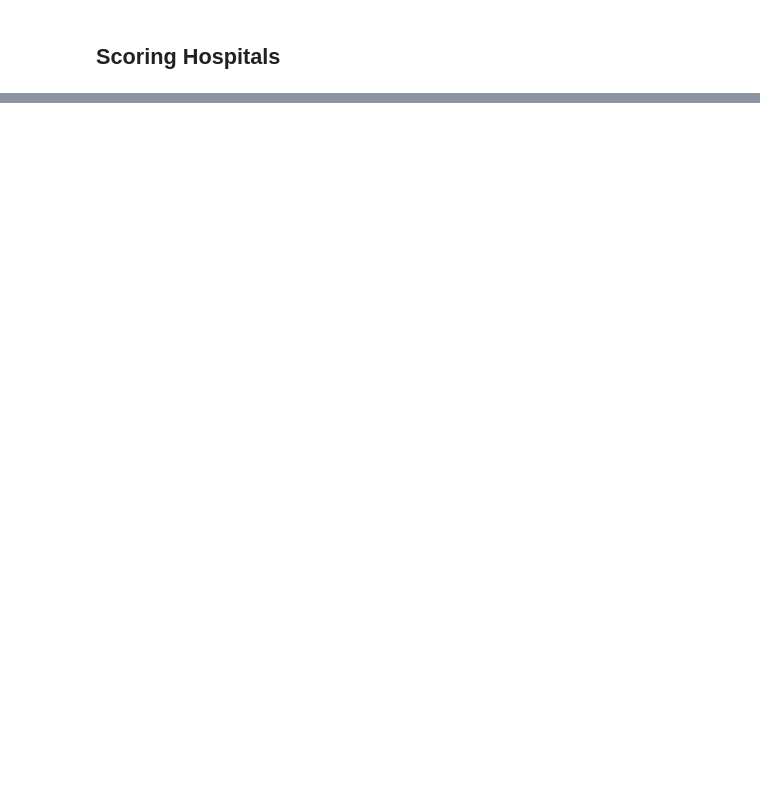
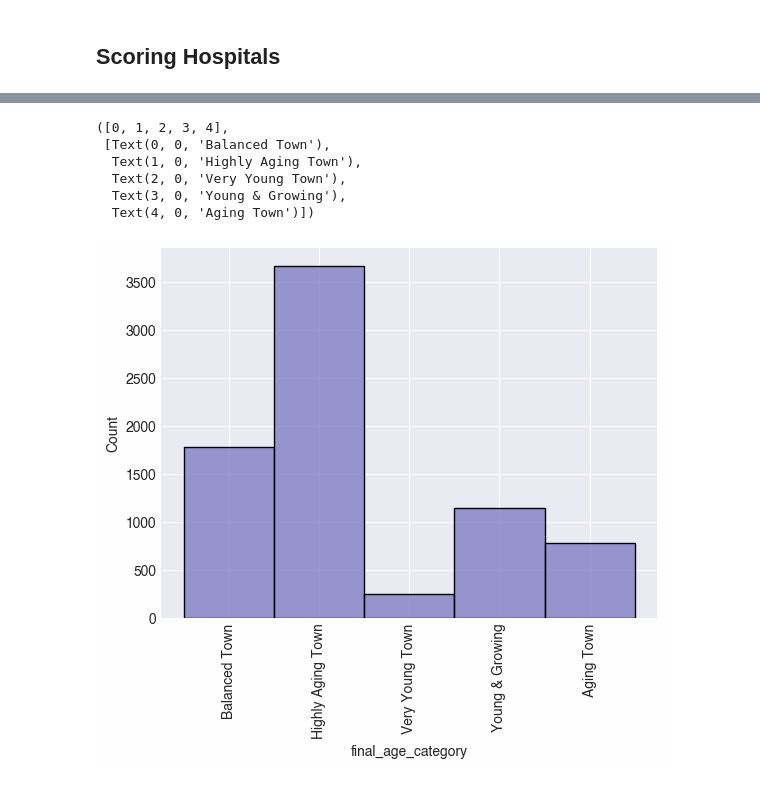
Before and after one commit to marimoysan/ml-pueblos, a Jupyter notebook: notebooks/feature_engineering/fe_2_ descriptive.ipynb, the cells around one changed output, grey strips where cells are left out. Drawn from its saved outputs; the diff is of its cells as text; code cells hidden in the pictures; blank space fills up the shorter version.

```diff
--- a/notebooks/feature_engineering/fe_2_ descriptive.ipynb
+++ b/notebooks/feature_engineering/fe_2_ descriptive.ipynb
@@ -168,0 +215,24 @@ df.drop(columns=[col for col in df.columns if col.endswith('_bin')], inplace=Tru
+# %%
+# Define age group columns
+age_groups = ["0-17", "18-24", "25-34", "35-54", "55+"]
+
+# Sum only the age group columns
+df["total_population"] = df[age_groups].sum(axis=1)
+
+# Compute percentages for each age group
+for col in age_groups:
+    df[col + "_pct"] = (df[col] / df["total_population"]) * 100
+# %%
+# Define weights for age score
+weights = {
+    "0-17_pct": 0.5,
+    "18-24_pct": 1.0,
+    "25-34_pct": 2.0,
+    "35-54_pct": 1.5,
+    "55+_pct": -1.5  # Negative because higher elderly % means aging town
+}
+
+# Compute weighted score
+df["age_score"] = sum(df[col] * weight for col, weight in weights.items())
+
+df
@@ -169,2 +253,28 @@ df.drop(columns=[col for col in df.columns if col.endswith('_bin')], inplace=Tru
+# %%
+def categorize_by_age_score(score):
+    if score > 50:
+        return "Very Young Town"
+    elif score > 30:
+        return "Young & Growing"
+    elif score > 10:
+        return "Balanced Town"
+    elif score > 0:
+        return "Aging Town"
+    else:
+        return "Highly Aging Town"
+
+# Apply final categorization
+df["final_age_category"] = df["age_score"].apply(categorize_by_age_score)
+# %%
+sns.histplot(df["final_age_category"])
+plt.xticks(rotation=90)
+# %% [output]
+([0, 1, 2, 3, 4],
+ [Text(0, 0, 'Balanced Town'),
+  Text(1, 0, 'Highly Aging Town'),
+  Text(2, 0, 'Very Young Town'),
+  Text(3, 0, 'Young & Growing'),
+  Text(4, 0, 'Aging Town')])
+[figure, added]
 # %%
 df.to_csv("../../data/processed/3_aggregated_pueblos.csv", index=False)
```
Also changed, not shown: parts of 5 cells of this notebook, 7 other files.
